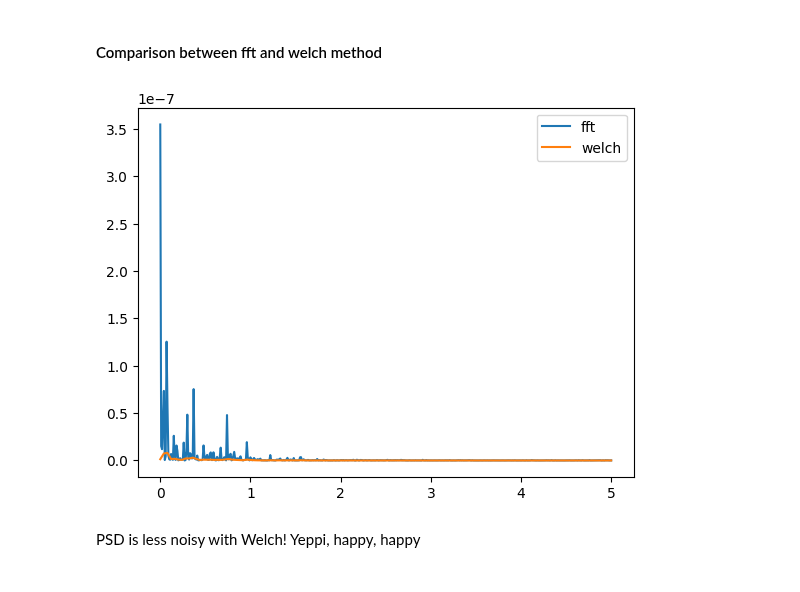
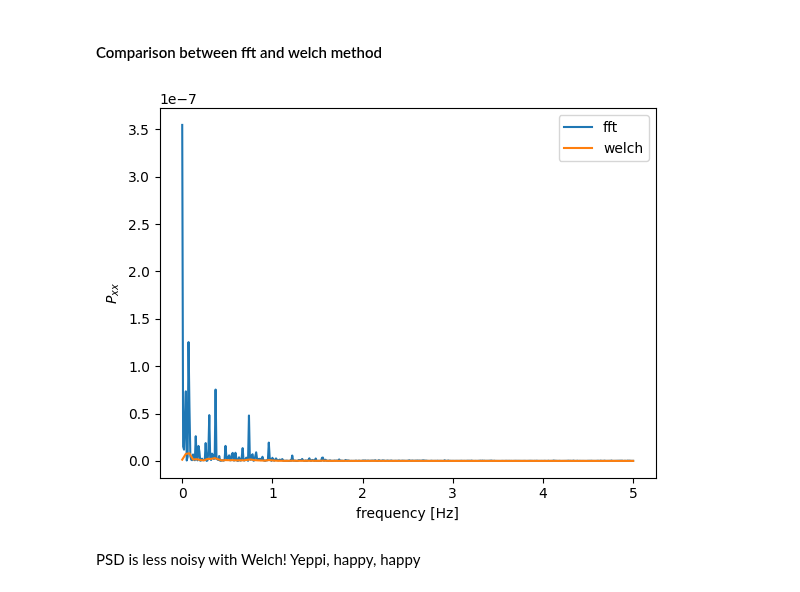
Before and after one commit to binhola/binkathon, a Jupyter notebook: mapmaking-300326-starting.ipynb, the cells around one changed output. Cells and saved outputs as stored; diff of their text form; code cells hidden in the pictures.

```diff
--- a/mapmaking-300326-starting.ipynb
+++ b/mapmaking-300326-starting.ipynb
@@ -281,12 +281,14 @@ HWP frequency: 2.00 Hz
 # %%
 plt.figure()
 plt.plot(f, Pxx[0], label="fft")
 plt.plot(f_w, Pxx_w[0], label="welch")
 
+plt.xlabel("frequency [Hz]")
+plt.ylabel(r"$P_{xx}$")
 plt.legend()
 plt.show()
 # %% [output]
-[figure, old version]
+[figure, new version]
 # %% [markdown]
 PSD is less noisy with Welch! Yeppi, happy, happy
 # %%
```
Also changed, not shown: parts of 6 cells of this notebook.
